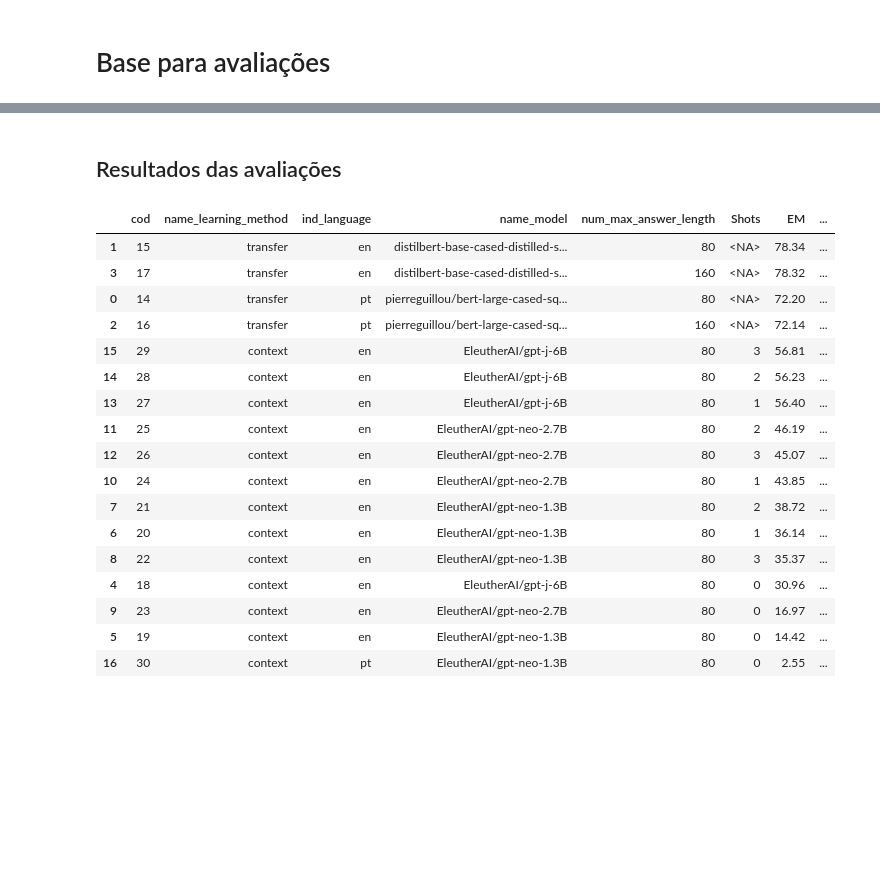
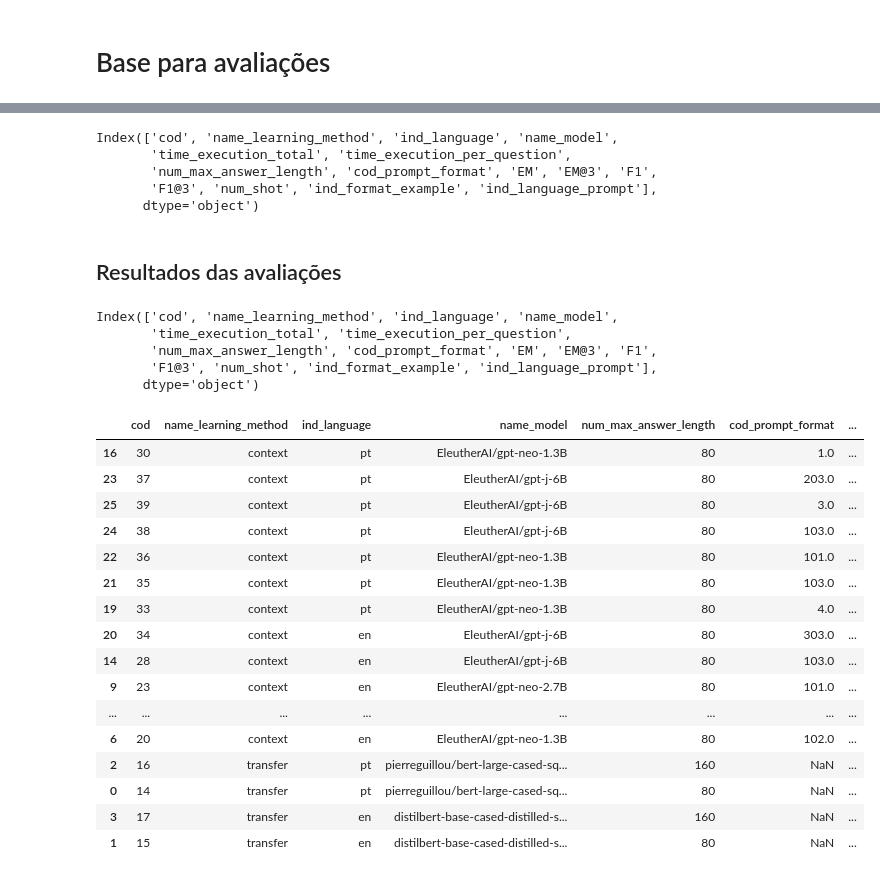
Before and after one commit to marcusborela/exqa-complearning, a Jupyter notebook: source/calculation/comparison/analyze_results.ipynb, the cells around one changed output, grey strips where cells are left out. Cells and saved outputs as stored; diff of their text form; code cells hidden in the pictures; blank space fills up the shorter version.

```diff
--- a/source/calculation/comparison/analyze_results.ipynb
+++ b/source/calculation/comparison/analyze_results.ipynb
@@ -148,2 +54,10 @@ df_eval_pivoted
+# %%
+rastro_eval_qa.df_eval_metric_col.columns
+# %% [output]
+Index(['cod', 'name_learning_method', 'ind_language', 'name_model',
+       'time_execution_total', 'time_execution_per_question',
+       'num_max_answer_length', 'cod_prompt_format', 'EM', 'EM@3', 'F1',
+       'F1@3', 'num_shot', 'ind_format_example', 'ind_language_prompt'],
+      dtype='object')
 # %% [markdown]
 ## Resultados das avaliações
@@ -152,24 +64 @@ df_eval_pivoted['Shots'] = df_eval_pivoted['cod_prompt_format'].astype('Int64')
-# %%
-df_eval_final=df_eval_pivoted[['cod', 'name_learning_method', 'ind_language', 'name_model',
-       'num_max_answer_length', 'Shots', 'EM','EM@3','F1','F1@3']].sort_values(['F1@3'], ascending=False)
-df_eval_final
-# %% [output]
-|  | cod | name_learning_method | ind_language | name_model | num_max_answer_length | Shots | EM | ... |
-| 1 | 15 | transfer | en | distilbert-base-cased-distilled-s... | 80 | <NA> | 78.34 | ... |
-| 3 | 17 | transfer | en | distilbert-base-cased-distilled-s... | 160 | <NA> | 78.32 | ... |
-| 0 | 14 | transfer | pt | pierreguillou/bert-large-cased-sq... | 80 | <NA> | 72.20 | ... |
-| 2 | 16 | transfer | pt | pierreguillou/bert-large-cased-sq... | 160 | <NA> | 72.14 | ... |
-| 15 | 29 | context | en | EleutherAI/gpt-j-6B | 80 | 3 | 56.81 | ... |
-| 14 | 28 | context | en | EleutherAI/gpt-j-6B | 80 | 2 | 56.23 | ... |
-| 13 | 27 | context | en | EleutherAI/gpt-j-6B | 80 | 1 | 56.40 | ... |
-| 11 | 25 | context | en | EleutherAI/gpt-neo-2.7B | 80 | 2 | 46.19 | ... |
-| 12 | 26 | context | en | EleutherAI/gpt-neo-2.7B | 80 | 3 | 45.07 | ... |
-| 10 | 24 | context | en | EleutherAI/gpt-neo-2.7B | 80 | 1 | 43.85 | ... |
-| 7 | 21 | context | en | EleutherAI/gpt-neo-1.3B | 80 | 2 | 38.72 | ... |
-| 6 | 20 | context | en | EleutherAI/gpt-neo-1.3B | 80 | 1 | 36.14 | ... |
-| 8 | 22 | context | en | EleutherAI/gpt-neo-1.3B | 80 | 3 | 35.37 | ... |
-| 4 | 18 | context | en | EleutherAI/gpt-j-6B | 80 | 0 | 30.96 | ... |
-| 9 | 23 | context | en | EleutherAI/gpt-neo-2.7B | 80 | 0 | 16.97 | ... |
-| 5 | 19 | context | en | EleutherAI/gpt-neo-1.3B | 80 | 0 | 14.42 | ... |
-| 16 | 30 | context | pt | EleutherAI/gpt-neo-1.3B | 80 | 0 | 2.55 | ... |
 # %%
@@ -177,3 +66,30 @@ df_eval_final.to_csv('data/vw_evaluation.csv', index=False)
+# %%
+rastro_eval_qa.df_eval_metric_col.columns
+# %% [output]
+Index(['cod', 'name_learning_method', 'ind_language', 'name_model',
+       'time_execution_total', 'time_execution_per_question',
+       'num_max_answer_length', 'cod_prompt_format', 'EM', 'EM@3', 'F1',
+       'F1@3', 'num_shot', 'ind_format_example', 'ind_language_prompt'],
+      dtype='object')
 # %%
-df_times = rastro_eval_qa.df_evaluation[['cod', 'name_learning_method', 'ind_language', 'name_model', 'num_max_answer_length', 'cod_prompt_format',
-                                         'time_execution_total', 'time_execution_per_question']]
+df_time_total = rastro_eval_qa.df_eval_metric_col[['cod', 'name_learning_method', 'ind_language', 'name_model', 'num_max_answer_length', 'cod_prompt_format', 'num_shot', 'ind_format_example',
+                                                   'ind_language_prompt', 'time_execution_total']].sort_values(['time_execution_total'], ascending=False)
+df_time_total
+# %% [output]
+|  | cod | name_learning_method | ind_language | name_model | num_max_answer_length | cod_prompt_format | ... |
+| 16 | 30 | context | pt | EleutherAI/gpt-neo-1.3B | 80 | 1.0 | ... |
+| 23 | 37 | context | pt | EleutherAI/gpt-j-6B | 80 | 203.0 | ... |
+| 25 | 39 | context | pt | EleutherAI/gpt-j-6B | 80 | 3.0 | ... |
+| 24 | 38 | context | pt | EleutherAI/gpt-j-6B | 80 | 103.0 | ... |
+| 22 | 36 | context | pt | EleutherAI/gpt-neo-1.3B | 80 | 101.0 | ... |
+| 21 | 35 | context | pt | EleutherAI/gpt-neo-1.3B | 80 | 103.0 | ... |
+| 19 | 33 | context | pt | EleutherAI/gpt-neo-1.3B | 80 | 4.0 | ... |
+| 20 | 34 | context | en | EleutherAI/gpt-j-6B | 80 | 303.0 | ... |
+| 14 | 28 | context | en | EleutherAI/gpt-j-6B | 80 | 103.0 | ... |
+| 9 | 23 | context | en | EleutherAI/gpt-neo-2.7B | 80 | 101.0 | ... |
+| ... | ... | ... | ... | ... | ... | ... | ... |
+| 6 | 20 | context | en | EleutherAI/gpt-neo-1.3B | 80 | 102.0 | ... |
+| 2 | 16 | transfer | pt | pierreguillou/bert-large-cased-sq... | 160 | NaN | ... |
+| 0 | 14 | transfer | pt | pierreguillou/bert-large-cased-sq... | 80 | NaN | ... |
+| 3 | 17 | transfer | en | distilbert-base-cased-distilled-s... | 160 | NaN | ... |
+| 1 | 15 | transfer | en | distilbert-base-cased-distilled-s... | 80 | NaN | ... |
```
Also changed, not shown: parts of 15 cells of this notebook, 3 other files.
